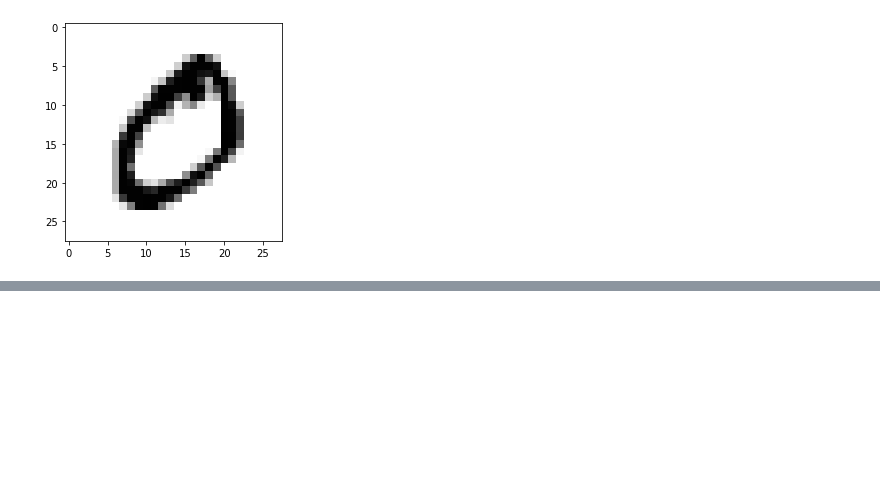
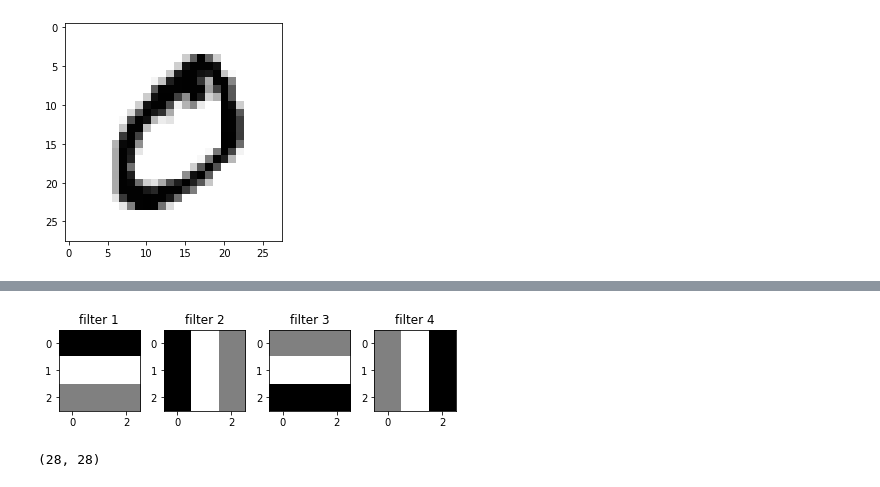
Before and after one commit to ynkim0/study, a Jupyter notebook: convolusion.ipynb, the cells around one changed output, grey strips where cells are left out. Drawn from its saved outputs; the diff is of its cells as text; code cells hidden in the pictures; blank space fills up the shorter version.

```diff
--- a/convolusion.ipynb
+++ b/convolusion.ipynb
@@ -44,0 +57,30 @@ filter = np.array([[1,1,1],[0,0,0],[0.5,0.5,0.5]])
+# %%
+filter_1 = np.array([[-1,-1,-1],[1,1,1],[0,0,0]])
+filter_2 = np.array([[-1,1,0],[-1,1,0],[-1,1,0]])
+filter_3 = np.array([[0,0,0],[1,1,1],[-1,-1,-1]])
+filter_4 = np.array([[0,1,-1],[0,1,-1],[0,1,-1]])
+# %%
+plt.subplot(1, 4, 1)
+plt.imshow(filter_1, cmap='gray')
+plt.title('filter 1')
+
+plt.subplot(1, 4, 2)
+plt.imshow(filter_2, cmap='gray')
+plt.title('filter 2')
+
+plt.subplot(1, 4, 3)
+plt.imshow(filter_3, cmap='gray')
+plt.title('filter 3')
+
+plt.subplot(1, 4, 4)
+plt.imshow(filter_4, cmap='gray')
+plt.title('filter 4')
+
+plt.tight_layout()
+plt.show()
+# %% [output]
+[figure, added]
+# %%
+ex_scaled.shape
+# %% [output]
+(28, 28)
```
Also changed, not shown: parts of 7 cells of this notebook.
